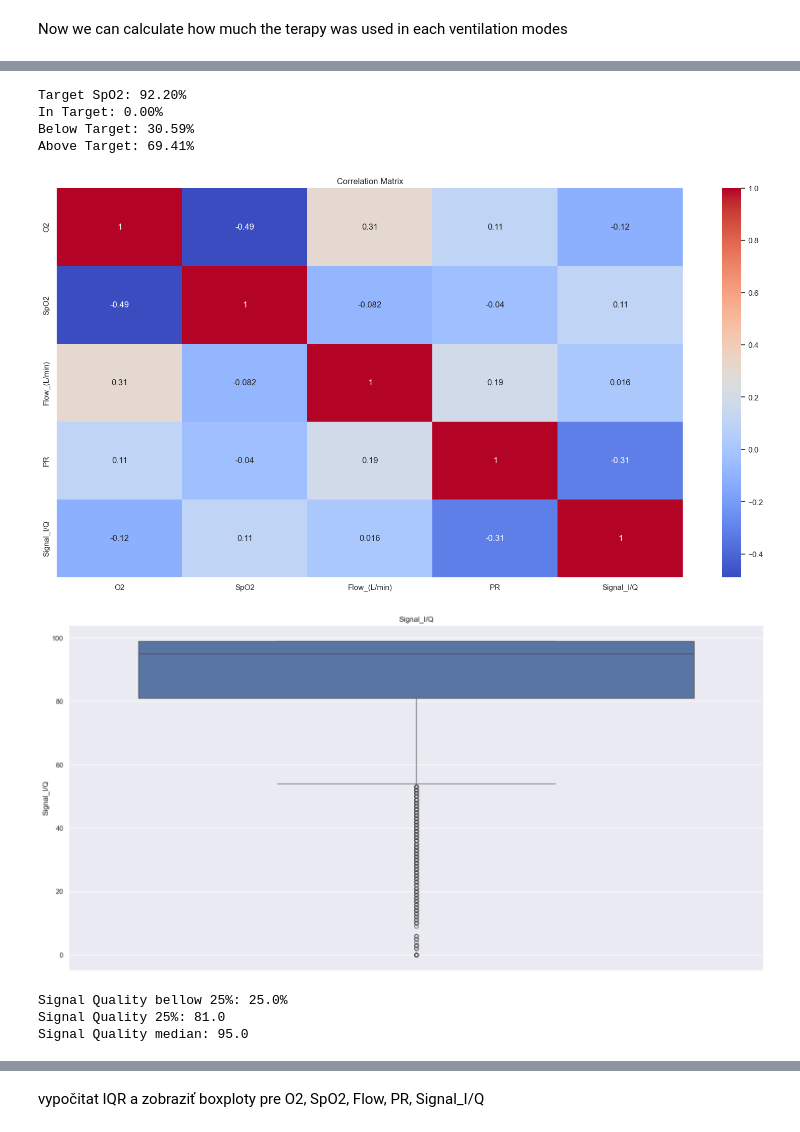
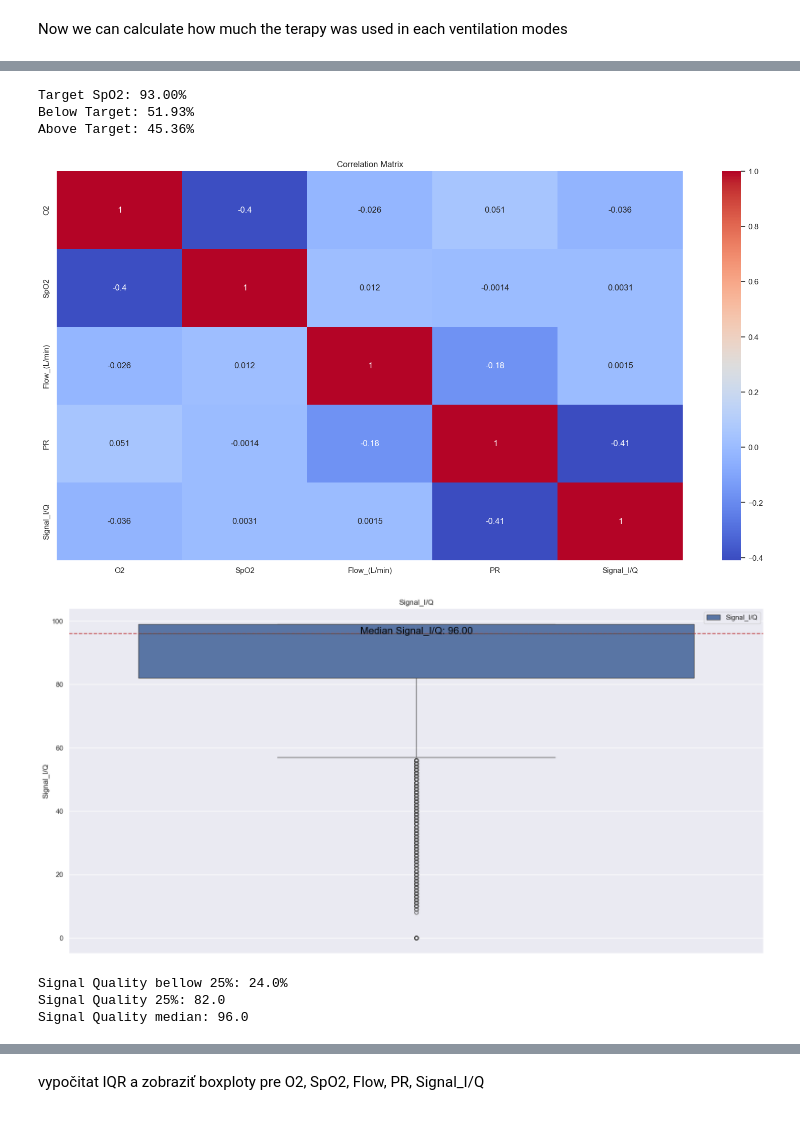
Before and after one commit to igikiss/Portfolio, a Jupyter notebook: OAM/OAM_Jupyter.ipynb, the cells around one changed output, grey strips where cells are left out. Drawn from its saved outputs; the diff is of its cells as text; code cells hidden in the pictures.

```diff
--- a/OAM/OAM_Jupyter.ipynb
+++ b/OAM/OAM_Jupyter.ipynb
@@ -17,7 +17,7 @@ def load_data(file_path, file_name, encoding='unicode-escape', header=0, skiprow
     return pd.read_csv(file, encoding=encoding, header=header, skiprows=skiprows, usecols=[0, 1, 2, 3, 4, 5, 6, 7, 8, 9, 10, 11, 12])
 
 file_path = '/Users/igorkiss/Documents/Igor Personal/Data/'
-file_name = '2015700023_20210707133325.csv'
+file_name = '2015700004_20230119105651.csv'
 #file_name2 = '2015700023_20240223212330.csv'
 data = load_data(file_path, file_name)
 #data2 = load_data(file_path, file_name2)
@@ -212,18 +212,15 @@ plt.show()
 # %%
 traget = (df_auto['SpO2_Target']).mean()
-in_trget = (df_auto['SpO2'] == traget).mean() * 100
 bellow_target = (df_auto['SpO2'] < traget).mean() * 100
 above_target = (df_auto['SpO2'] > traget).mean() * 100
 
 print(f'Target SpO2: {traget:.2f}%',
-        f'In Target: {in_trget:.2f}%',
         f'Below Target: {bellow_target:.2f}%',
         f'Above Target: {above_target:.2f}%', sep='\n')
 # %% [output]
-Target SpO2: 92.20%
-In Target: 0.00%
-Below Target: 30.59%
-Above Target: 69.41%
+Target SpO2: 93.00%
+Below Target: 51.93%
+Above Target: 45.36%
 # %%
 correletion = df_auto[['O2', 'SpO2', 'Flow_(L/min)', 'PR', 'Signal_I/Q']].corr()
 plt.figure(figsize=(20, 10))
@@ -231,14 +228,19 @@ sns.heatmap(correletion, annot=True, cmap='coolwarm')
 plt.title('Correlation Matrix')
 plt.show()
 # %% [output]
-[figure, old version]
+[figure, new version]
 # %%
 plt.figure(figsize=(20, 10))
 sns.boxplot(y='Signal_I/Q', data=df_auto, color='b')
 plt.title('Signal_I/Q')
+plt.legend(['Signal_I/Q'])
+median_signal = df_auto['Signal_I/Q'].median()
+plt.axhline(median_signal, color='r', linestyle='--', label='Median Signal_I/Q')
+plt.text(0, median_signal, f'Median Signal_I/Q: {median_signal:.2f}', fontsize=16, color='black', ha='center')
+
 plt.show()
 # %% [output]
-[figure, old version]
+[figure, new version]
 # %%
 siganl_bellow_25 = (df_auto['Signal_I/Q'] < df_auto['Signal_I/Q'].quantile(0.25)).mean().round(2) * 100
 signal_quantile_25 = df_auto['Signal_I/Q'].quantile(0.25)
@@ -247,9 +249,9 @@ print(f'Signal Quality bellow 25%: {siganl_bellow_25}%',
       f'Signal Quality 25%: {signal_quantile_25}',
       f'Signal Quality median: {signal_median}', sep='\n')
 # %% [output]
-Signal Quality bellow 25%: 25.0%
-Signal Quality 25%: 81.0
-Signal Quality median: 95.0
+Signal Quality bellow 25%: 24.0%
+Signal Quality 25%: 82.0
+Signal Quality median: 96.0
 # %%
 siganl_mask = df_resampled['Signal_I/Q'] < df_resampled['Signal_I/Q'].quantile(0.25)
 # %%
```
Also changed, not shown: parts of 30 cells of this notebook, 4 other files.
